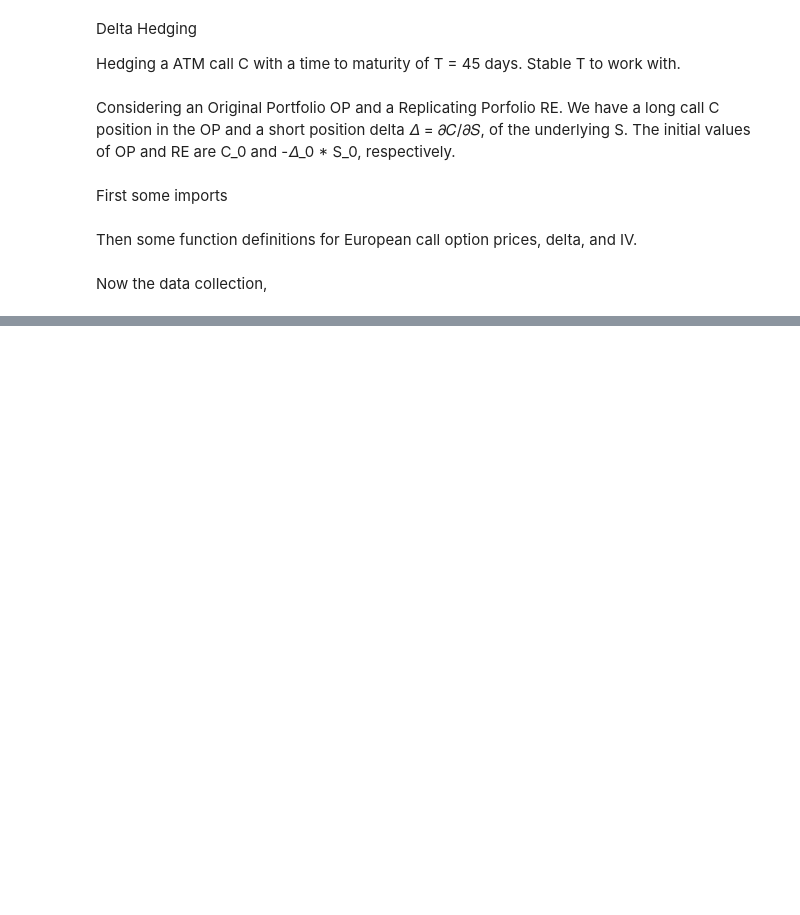
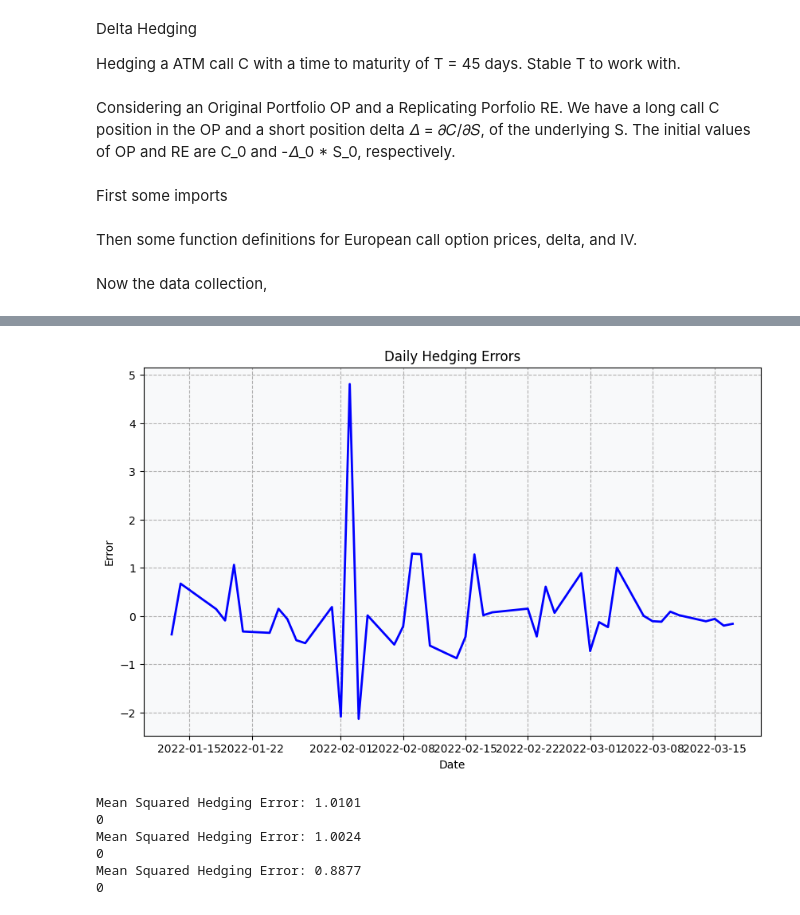
Before and after one commit to MariusBoda/Options_Hedging_Project, a Jupyter notebook: hedging_project.ipynb, the cells around one changed output, grey strips where cells are left out. Saved outputs shown, nothing was run; the diff lists cells and outputs as text; code cells hidden in the pictures; blank space fills up the shorter version.

```diff
--- a/hedging_project.ipynb
+++ b/hedging_project.ipynb
@@ -292,0 +212,23 @@ P&L Volatility: $4.66
+# %%
+plt.figure(figsize=(10, 6))
+plt.plot(df_hedge.index[:-1], A_errors, 'b-', linewidth=2)
+plt.title('Daily Hedging Errors')
+plt.xlabel('Date')
+plt.ylabel('Error')
+plt.grid(True)
+plt.show()
+# %% [output]
+[figure, added]
+# %%
+# Test different rehedging frequencies
+for freq in [1, 2, 5]:
+    df_hedge, deltas, OP, RE, iv_values, A_errors = delta_hedging_strategy(
+        df, start_idx, 'C450', 450, 0.02, maturity, freq=freq
+    )
+# %% [output]
+Mean Squared Hedging Error: 1.0101
+0
+Mean Squared Hedging Error: 1.0024
+0
+Mean Squared Hedging Error: 0.8877
+0
```
Also changed, not shown: parts of 23 cells of this notebook, 1 other file.
